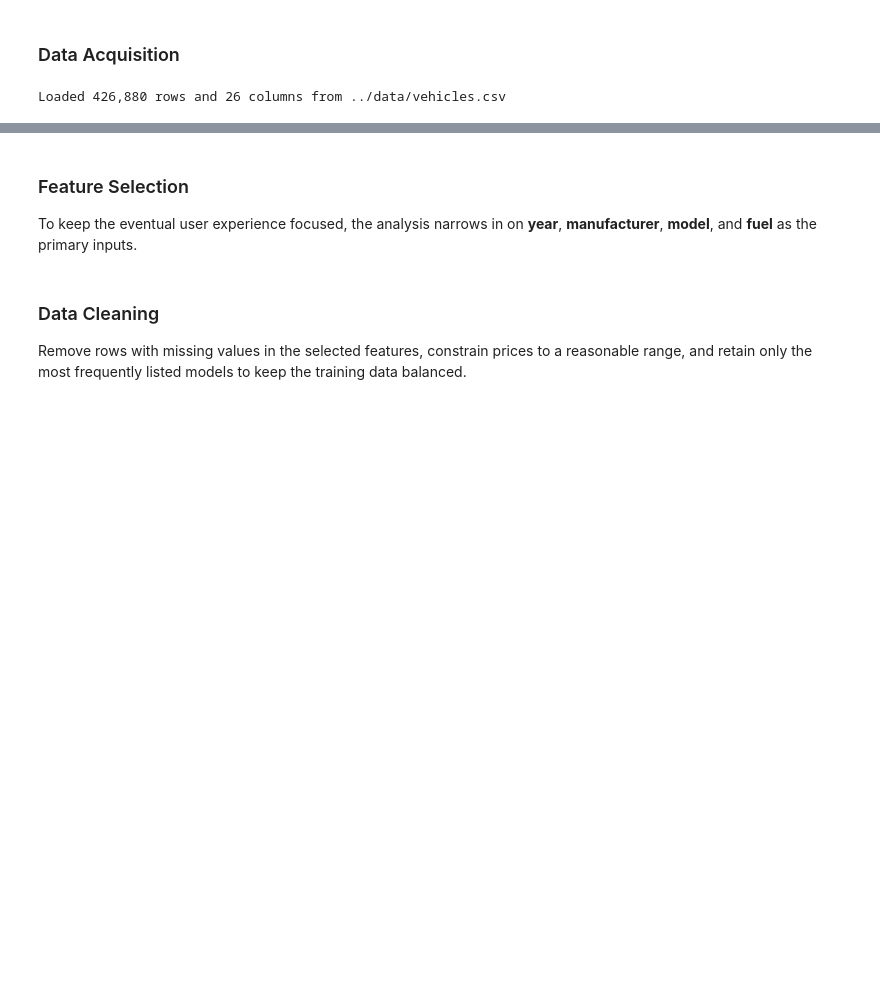
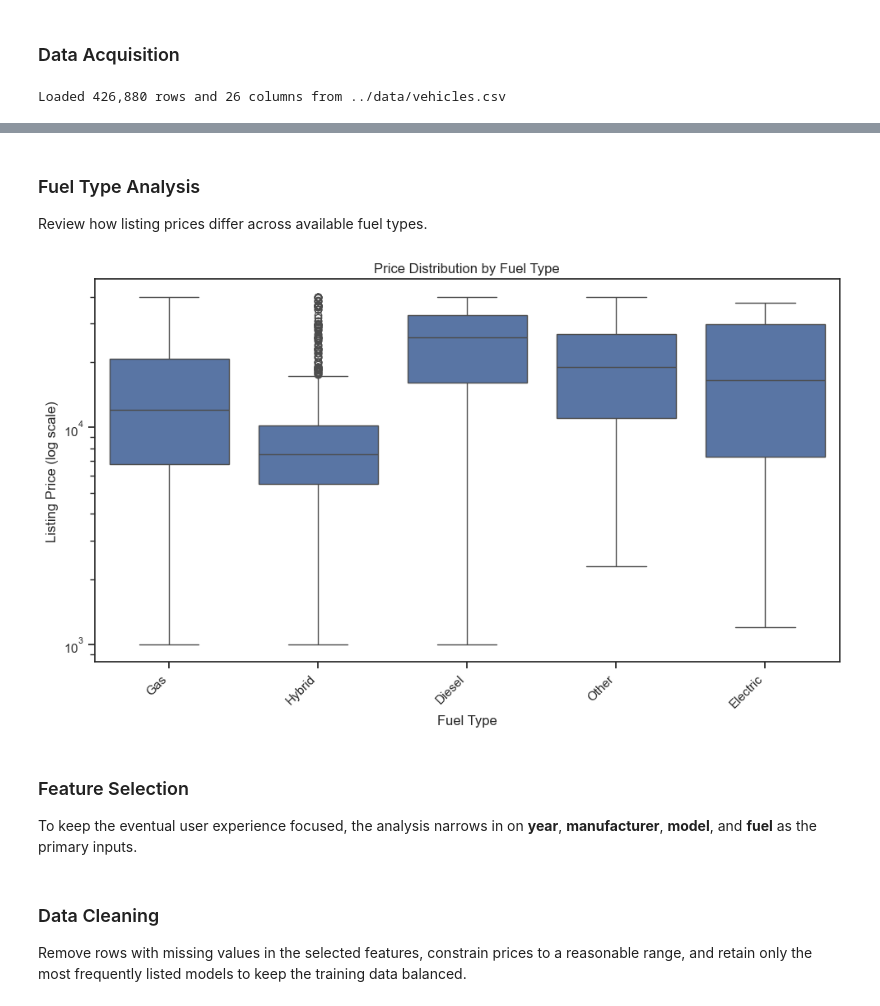
Before and after one commit to adrianplattner/csca5922, a Jupyter notebook: notebooks/report.ipynb, the cells around one changed output, grey strips where cells are left out. Saved outputs shown, nothing was run; the diff lists cells and outputs as text; code cells hidden in the pictures; blank space fills up the shorter version.

```diff
--- a/notebooks/report.ipynb
+++ b/notebooks/report.ipynb
@@ -76,3 +208,34 @@ display(feature_summary)
+# %% [markdown]
+### Fuel Type Analysis
+Review how listing prices differ across available fuel types.
+# %%
+
+# Inspect price distribution by fuel type.
+eda_fuel_df = (
+    df[['fuel', 'price']]
+    .assign(price=pd.to_numeric(df['price'], errors='coerce'))
+    .dropna()
+)
+
+plot_fuel_df = (
+    eda_fuel_df.assign(fuel=eda_fuel_df['fuel'].astype(str).str.title())
+)
+
+plt.figure(figsize=(10, 6))
+sns.boxplot(
+    data=plot_fuel_df,
+    x='fuel',
+    y='price',
+)
+plt.yscale('log')
+plt.xlabel('Fuel Type')
+plt.ylabel('Listing Price (log scale)')
+plt.title('Price Distribution by Fuel Type')
+plt.xticks(rotation=45, ha='right')
+plt.tight_layout()
+plt.show()
+# %% [output]
+[figure, added]
 # %% [markdown]
 ### Feature Selection
 To keep the eventual user experience focused, the analysis narrows in on **year**, **manufacturer**, **model**, and **fuel** as the primary inputs.
```
Also changed, not shown: parts of 14 cells of this notebook.
